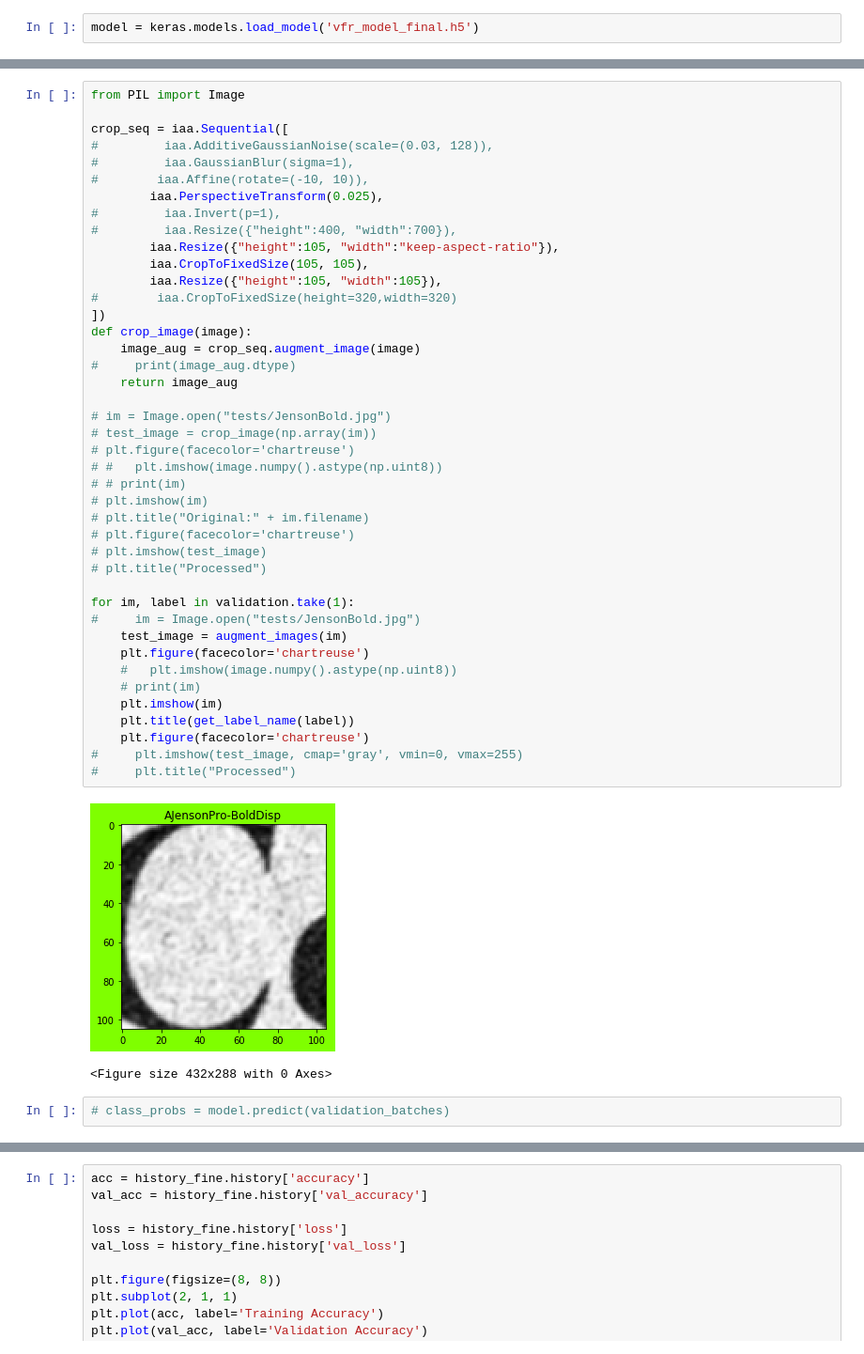
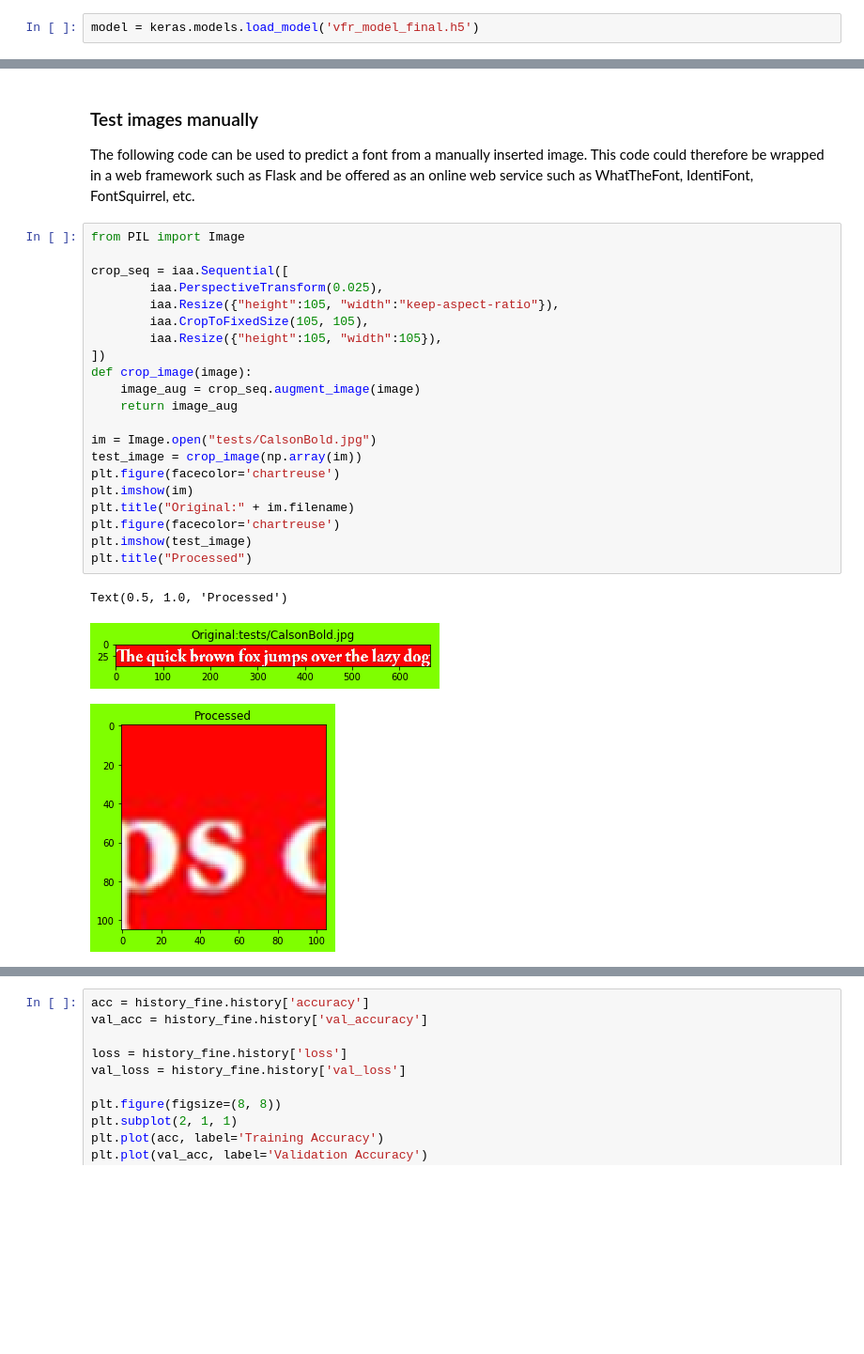
Before and after one commit to DatoNatenadze/VFRForWeb, a Jupyter notebook: VFRForWeb.ipynb, the cells around one changed output, grey strips where cells are left out. Shown: that part at 94% size. Cells and saved outputs as stored; diff of their text form; blank space fills up the shorter version.

```diff
--- a/VFRForWeb.ipynb
+++ b/VFRForWeb.ipynb
@@ -332,48 +288,30 @@ history_fine = model.fit(train_batches,
+# %% [markdown]
+### Test images manually
+
+The following code can be used to predict a font from a manually inserted image. This code could therefore be wrapped in a web framework such as Flask and be offered as an online web service such as WhatTheFont, IdentiFont, FontSquirrel, etc.
 # %%
 from PIL import Image
 
 crop_seq = iaa.Sequential([
-#         iaa.AdditiveGaussianNoise(scale=(0.03, 128)),
-#         iaa.GaussianBlur(sigma=1),
-#        iaa.Affine(rotate=(-10, 10)),
         iaa.PerspectiveTransform(0.025),
-#         iaa.Invert(p=1),
-#         iaa.Resize({"height":400, "width":700}),
         iaa.Resize({"height":105, "width":"keep-aspect-ratio"}),
         iaa.CropToFixedSize(105, 105),
         iaa.Resize({"height":105, "width":105}),
-#        iaa.CropToFixedSize(height=320,width=320)
 ])
 def crop_image(image):
     image_aug = crop_seq.augment_image(image)
-#     print(image_aug.dtype)
     return image_aug
 
-# im = Image.open("tests/JensonBold.jpg")
-# test_image = crop_image(np.array(im))
-# plt.figure(facecolor='chartreuse')
-# #   plt.imshow(image.numpy().astype(np.uint8))
-# # print(im)
-# plt.imshow(im)
-# plt.title("Original:" + im.filename)
-# plt.figure(facecolor='chartreuse')
-# plt.imshow(test_image)
-# plt.title("Processed")
-
-for im, label in validation.take(1):
-#     im = Image.open("tests/JensonBold.jpg")
-    test_image = augment_images(im)
-    plt.figure(facecolor='chartreuse')
-    #   plt.imshow(image.numpy().astype(np.uint8))
-    # print(im)
-    plt.imshow(im)
-    plt.title(get_label_name(label))
-    plt.figure(facecolor='chartreuse')
-#     plt.imshow(test_image, cmap='gray', vmin=0, vmax=255)
-#     plt.title("Processed")
+im = Image.open("tests/CalsonBold.jpg")
+test_image = crop_image(np.array(im))
+plt.figure(facecolor='chartreuse')
+plt.imshow(im)
+plt.title("Original:" + im.filename)
+plt.figure(facecolor='chartreuse')
+plt.imshow(test_image)
+plt.title("Processed")
 # %% [output]
+Text(0.5, 1.0, 'Processed')
-[figure, old version]
+[figure, new version]
-<Figure size 432x288 with 0 Axes>
+[figure, added]
-# %%
-# class_probs = model.predict(validation_batches)
 # %%
```
Also changed, not shown: parts of 50 cells of this notebook.
